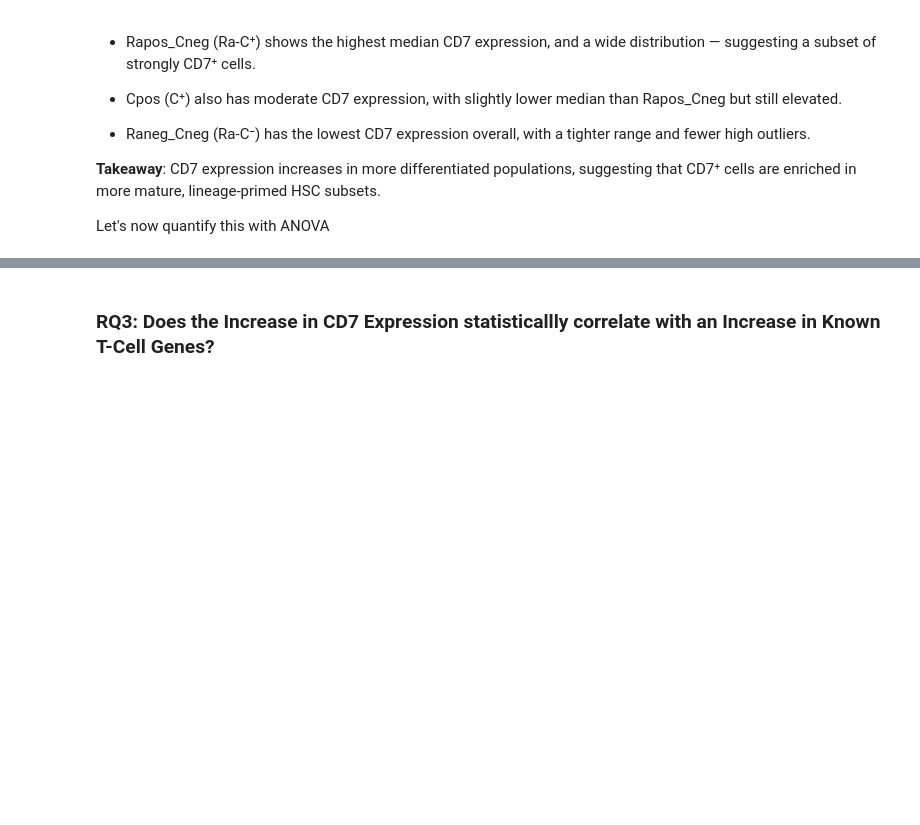
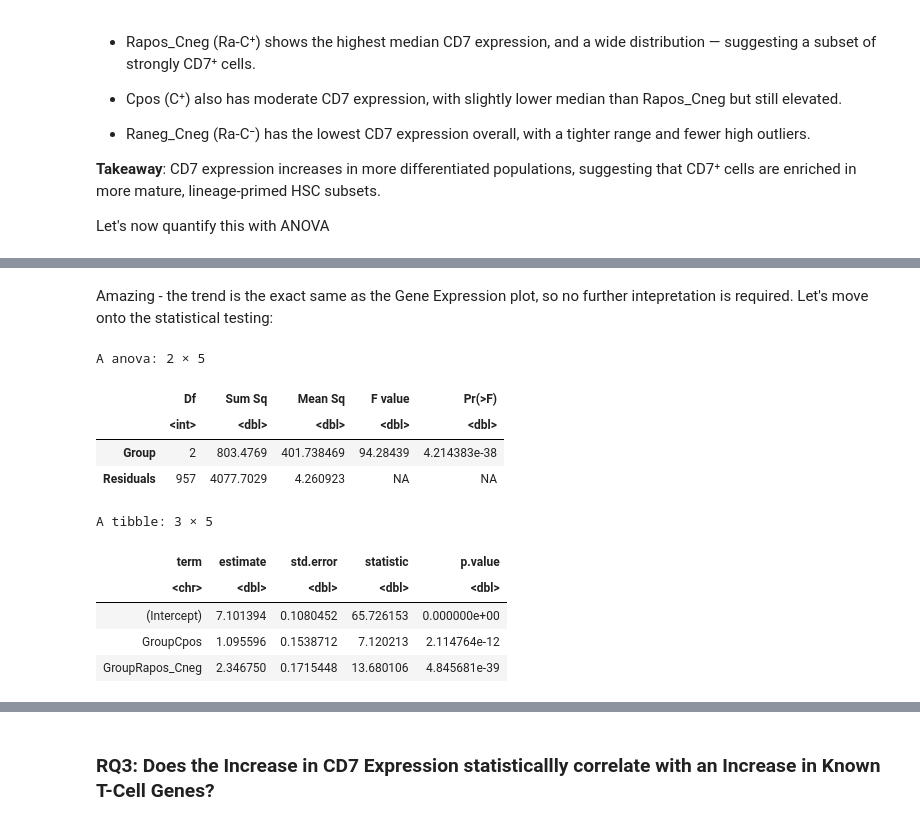
Before and after one commit to piyush-1903/ZandstraEaves_DirectedStudies, a Jupyter notebook: Aim1/d7-d13_RNASeq/Aim2_Analysis.ipynb, the cells around one changed output, grey strips where cells are left out. Cells and saved outputs as stored; diff of their text form; code cells hidden in the pictures; blank space fills up the shorter version.

```diff
--- a/Aim1/d7-d13_RNASeq/Aim2_Analysis.ipynb
+++ b/Aim1/d7-d13_RNASeq/Aim2_Analysis.ipynb
@@ -821,0 +878,22 @@ This sets us up perfectly for RQ3, pursued below!
+# %% [markdown]
+Amazing - the trend is the exact same as the Gene Expression plot, so no further intepretation is required. Let's move onto the statistical testing:
+# %%
+# Fit linear model
+cd7_group_lm <- lm(CD7_adt ~ Group, data = adt_filtered_df)
+
+# ANOVA test
+anova(cd7_group_lm)
+
+tidy(cd7_group_lm)
+# %% [output]
+A anova: 2 × 5
+|  | Df | Sum Sq | Mean Sq | F value | Pr(>F) |
+|  | <int> | <dbl> | <dbl> | <dbl> | <dbl> |
+| Group | 2 | 803.4769 | 401.738469 | 94.28439 | 4.214383e-38 |
+| Residuals | 957 | 4077.7029 | 4.260923 | NA | NA |
+A tibble: 3 × 5
+| term | estimate | std.error | statistic | p.value |
+| <chr> | <dbl> | <dbl> | <dbl> | <dbl> |
+| (Intercept) | 7.101394 | 0.1080452 | 65.726153 | 0.000000e+00 |
+| GroupCpos | 1.095596 | 0.1538712 | 7.120213 | 2.114764e-12 |
+| GroupRapos_Cneg | 2.346750 | 0.1715448 | 13.680106 | 4.845681e-39 |
```
Also changed, not shown: parts of 6 cells of this notebook.
